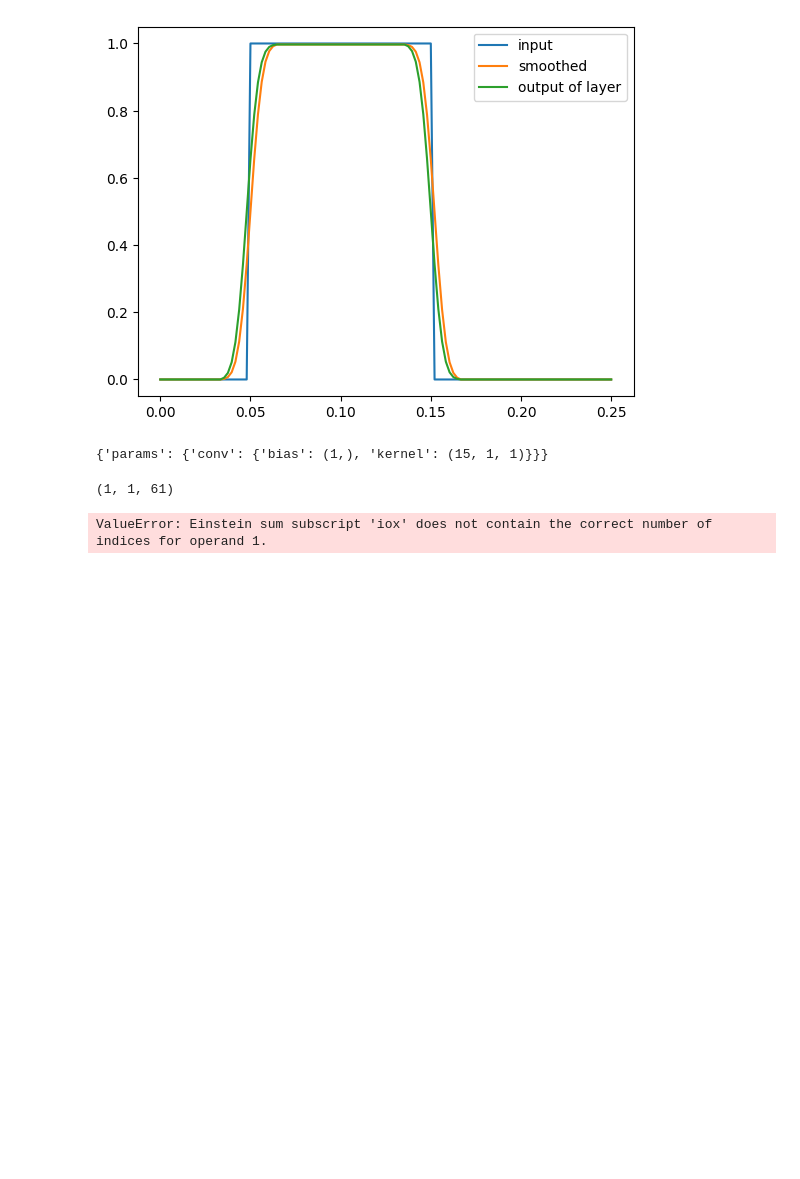
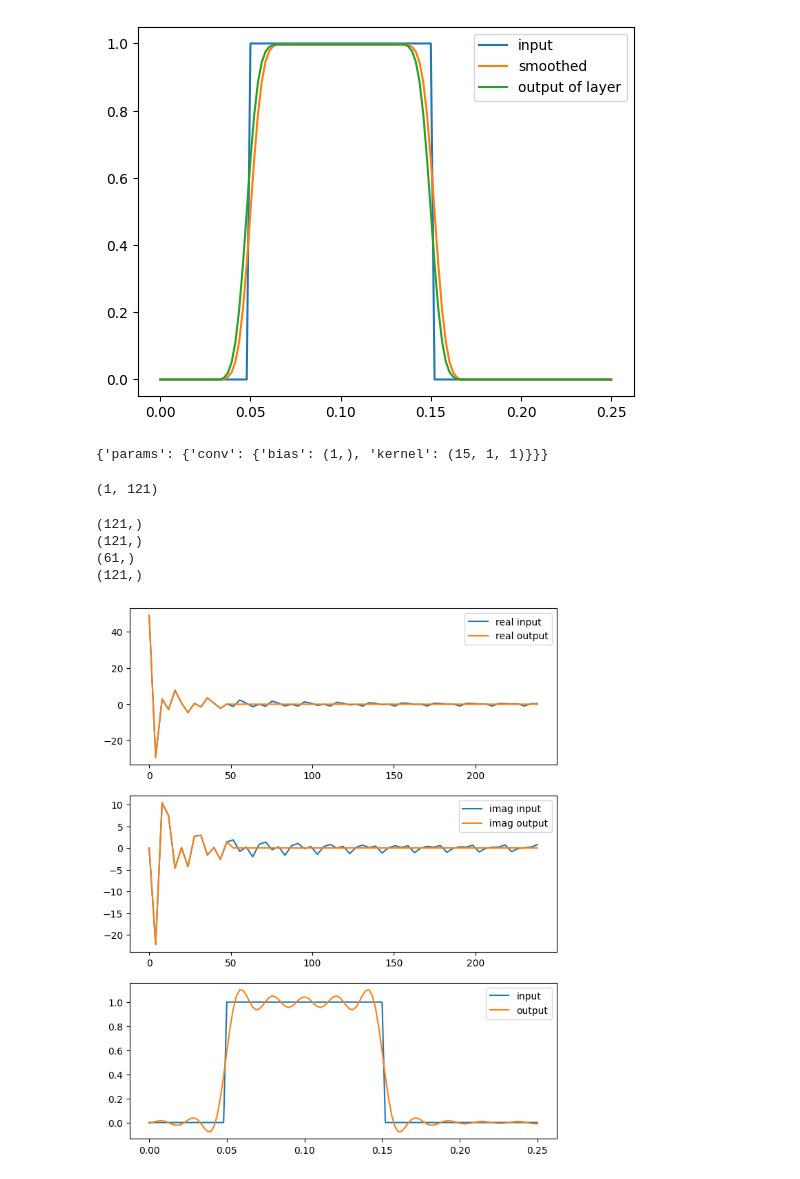
Before and after one commit to AnikenC/ReadoutWithRL, a Jupyter notebook: readoutWithRL/MLControl/playground.ipynb, the cells around one changed output. Cells and saved outputs as stored; diff of their text form; code cells hidden in the pictures; blank space fills up the shorter version.

Commit message:
working on fourier layer

```diff
--- a/readoutWithRL/MLControl/playground.ipynb
+++ b/readoutWithRL/MLControl/playground.ipynb
@@ -128,50 +128,81 @@ print(param_shapes)
 from jax.numpy.fft import rfft, irfft
 
 class FFTConv1D(nn.Module):
-    in_channels: int
-    out_channels: int
-    modes1: int
 
     '''
     1D Fourier Convolutional Layer. It does FFT, Linear Transform, and Inverse FFT.
+    This doesn't take the usual in_channels and out_channels format as we implicitly
+    assume we're dealing with single channel states (real amplitude signals).
+
+    We also implictly assume we have as many modes as x values
     '''
-
-    # Complex multiplication
-    def compl_mul1d(self, input, weights):
-        # (batch, in_channel, x), (in_channel, out_channel, x) -> (batch, out_channel, x)
-        return jnp.einsum("bix,iox->box", input, weights)
 
     @nn.compact
     def __call__(self, x):
-        batchsize = x.shape[0]
+        # Compute Fourier coefficients
+        x_ft = rfft(x, axis=1)
 
-        weights1 = self.param("weights1", nn.initializers.normal, (self.in_channels, self.out_channels, self.modes1))
+        num_x = x.shape[1]
+        num_x_ft_modes = x_ft.shape[1]
 
-        # Compute Fourier coefficients
-        x_ft = rfft(x, axis=-1)
+        weights1 = self.param("weights1", nn.initializers.normal(), (1, num_x_ft_modes))
 
         # Multiply relevant Fourier modes
-        # out_ft = jnp.zeros(batchsize, self.out_channels, x.size(-1)//2 + 1)
-        out_ft = jnp.zeros((batchsize, self.out_channels, self.modes1//2 + 1))
-        print(x_ft.shape)
-        out_ft[:, :, :self.modes1] = \
-            self.compl_mul1d(x_ft[:, :, :self.modes1], weights1)
-        # out_ft[:, :, -self.modes1:, :self.modes2] = \
-        #     self.compl_mul2d(x_ft[:, :, -self.modes1:], self.weights2)
+        out_ft = x_ft * weights1
 
-        x = irfft(out_ft, axis=-1)
+        x = irfft(out_ft, n=num_x, axis=1)
 
         return x
 
 # Example usage
-input_shape = (1, 1, len(ts))  # (batch_size, sequence_length, input_channels)
+input_shape = (1, len(ts))  # (batch_size, sequence_length, input_channels)
 x = jnp.ones(input_shape)
 
-fft_layer = FFTConv1D(in_channels=1, out_channels=1, modes1=11)
+fft_layer = FFTConv1D()
 params = fft_layer.init(jax.random.PRNGKey(0), x)
 
 output = fft_layer.apply(params, x)
 print(output.shape)  # Output shape: (1, 10, 16)
 # %% [output]
-(1, 1, 61)
+(1, 121)
-ValueError: Einstein sum subscript 'iox' does not contain the correct number of indices for operand 1.
+# %%
+from jax.numpy.fft import rfft, irfft, fftshift, ifftshift, rfftfreq
+
+print(ts.shape)
+print(input_signal.shape)
+
+rfft_input_signal = rfft(input_signal)
+r_freqs = rfftfreq(n=len(input_signal), d=ts[1] - ts[0])
+
+bandwidth = 50.
+ideal_fourier_weights = jnp.heaviside(bandwidth - r_freqs, 1.)
+
+rfft_output_signal = rfft_input_signal * ideal_fourier_weights
+
+print(rfft_output_signal.shape)
+
+output_signal = irfft(rfft_output_signal, n=len(ts))
+
+print(output_signal.shape)
+
+fig, ax = plt.subplots(3, figsize=(8.0, 10.0))
+
+ax[0].plot(r_freqs, rfft_input_signal.real, label='real input')
+ax[0].plot(r_freqs, rfft_output_signal.real, label='real output')
+ax[0].legend()
+
+ax[1].plot(r_freqs, rfft_input_signal.imag, label='imag input')
+ax[1].plot(r_freqs, rfft_output_signal.imag, label='imag output')
+ax[1].legend()
+
+ax[2].plot(ts, input_signal, label='input')
+ax[2].plot(ts, output_signal, label='output')
+ax[2].legend()
+
+plt.show()
+# %% [output]
+(121,)
+(121,)
+(61,)
+(121,)
+[figure, added]
```
Also changed, not shown: 3 other files.
